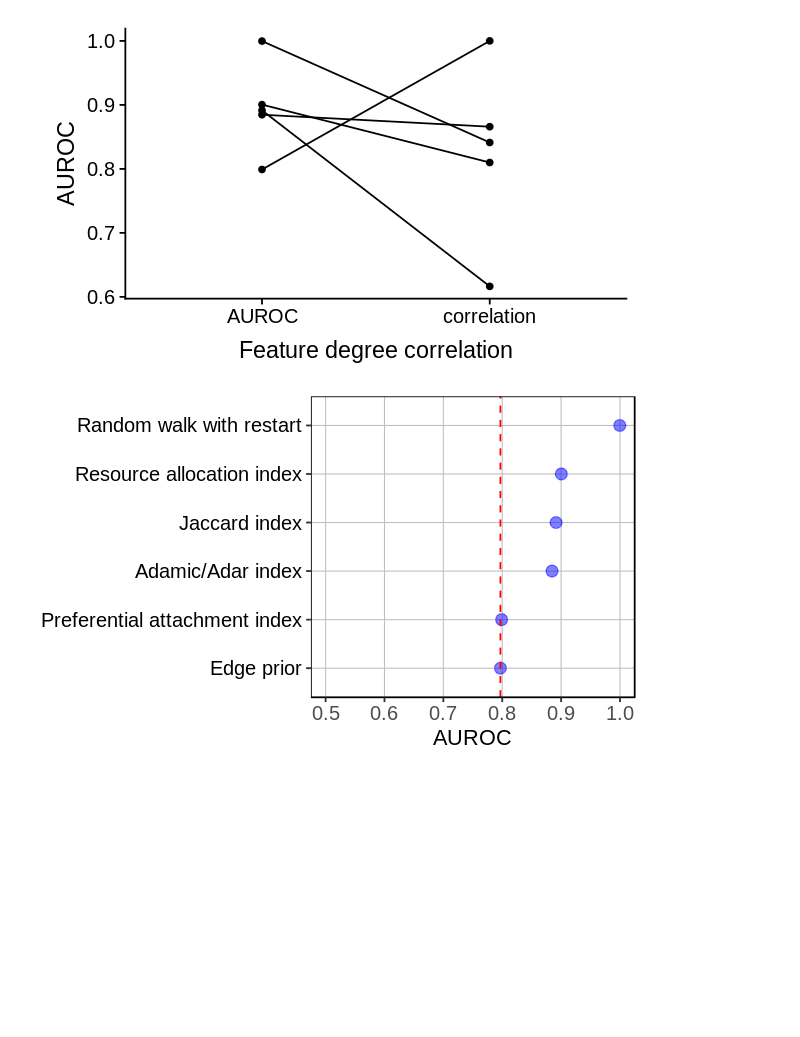
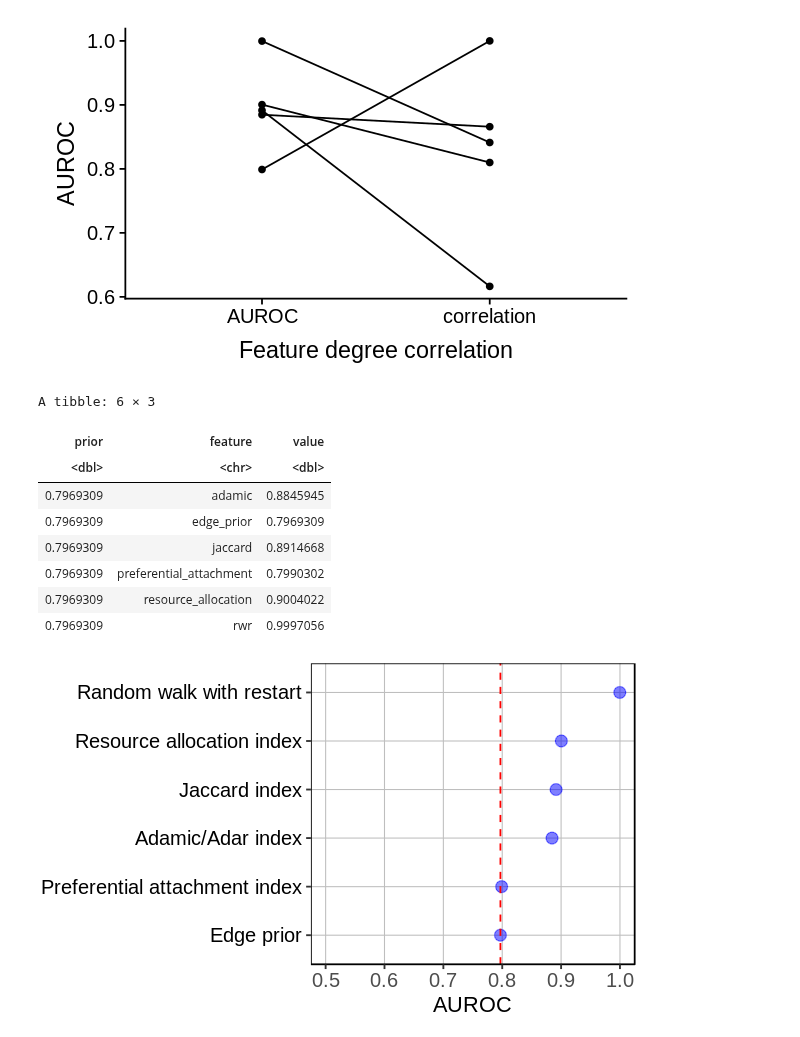
Before and after one commit to greenelab/xswap-analysis, a Jupyter notebook: nb/feature-degree/2.plot_combined.ipynb, the cells around one changed output. Saved outputs shown, nothing was run; the diff lists cells and outputs as text; code cells hidden in the pictures; blank space fills up the shorter version.

```diff
--- a/nb/feature-degree/2.plot_combined.ipynb
+++ b/nb/feature-degree/2.plot_combined.ipynb
@@ -175,6 +175,18 @@ xlab('Feature degree correlation')
 Warning message:
 “Column `feature` joining factors with different levels, coercing to character vector”
 [figure]
+# %%
+unperm_auroc_df
+# %% [output]
+A tibble: 6 × 3
+| prior | feature | value |
+| <dbl> | <chr> | <dbl> |
+| 0.7969309 | adamic | 0.8845945 |
+| 0.7969309 | edge_prior | 0.7969309 |
+| 0.7969309 | jaccard | 0.8914668 |
+| 0.7969309 | preferential_attachment | 0.7990302 |
+| 0.7969309 | resource_allocation | 0.9004022 |
+| 0.7969309 | rwr | 0.9997056 |
 # %%
 options(repr.plot.width=5, repr.plot.height=3)
 
```
Also changed, not shown: parts of 5 cells of this notebook.
